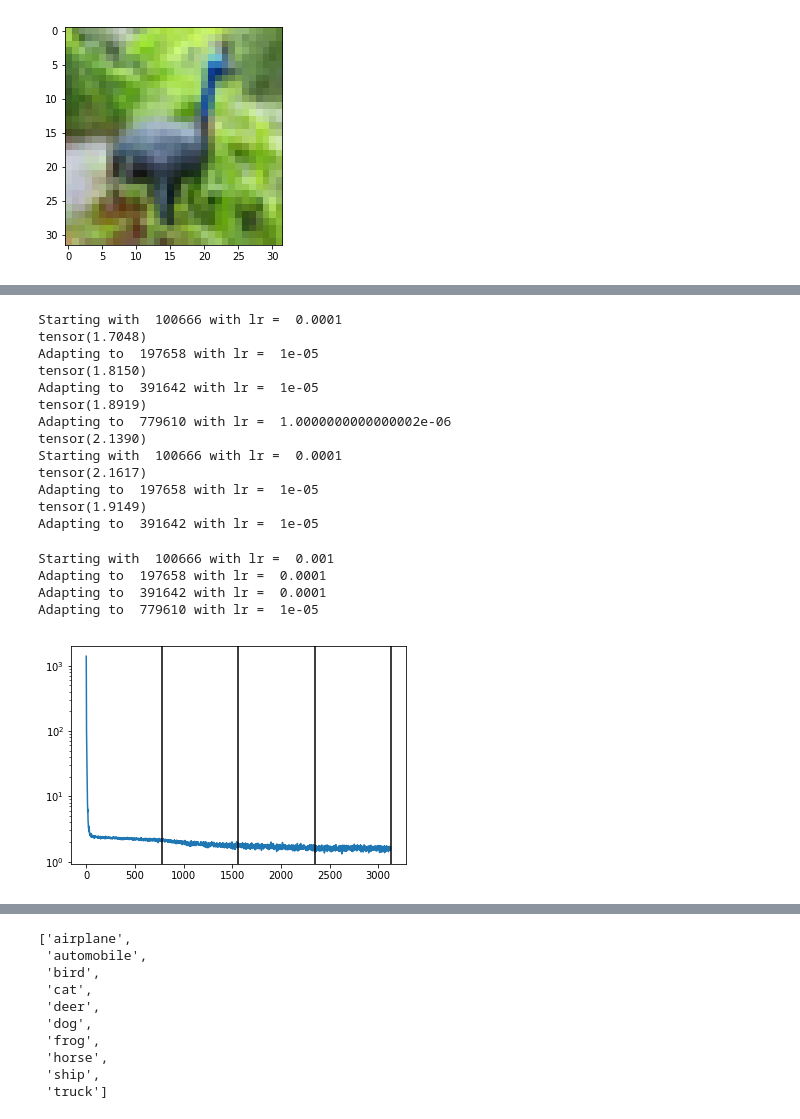
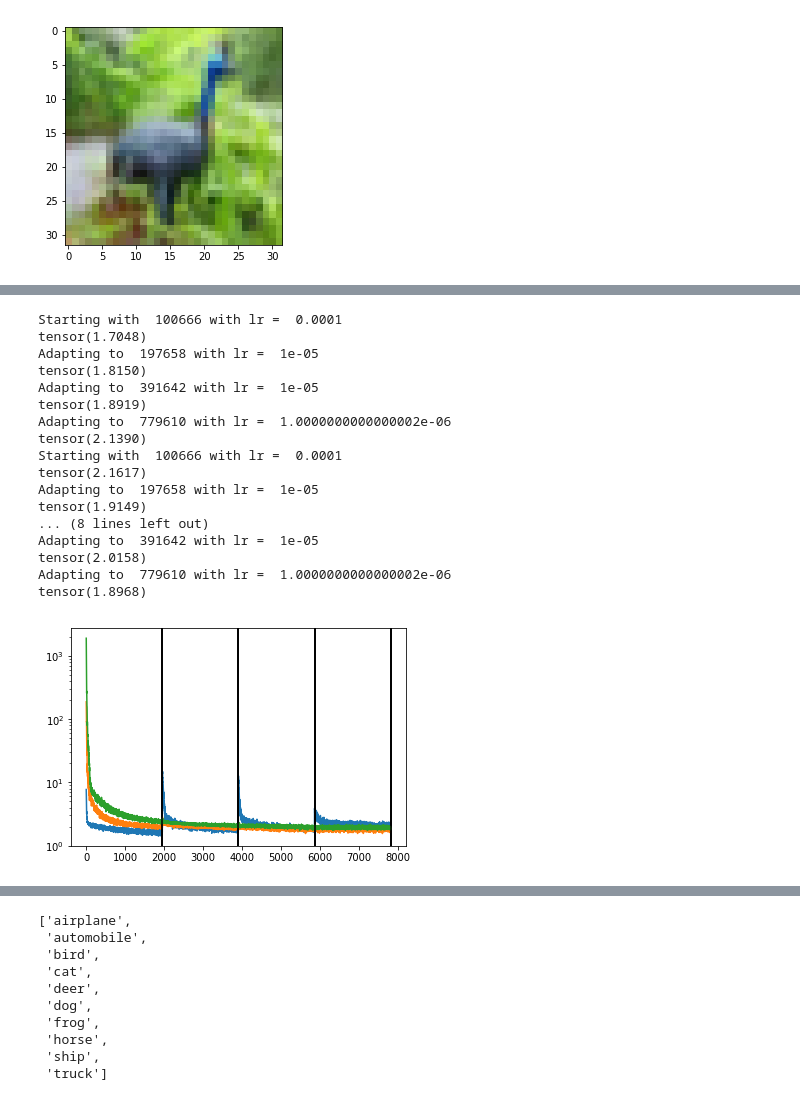
Before and after one commit to afqueiruga/StatefulOdeNets, a Jupyter notebook: ode_cifar10.ipynb, the cells around one changed output, grey strips where cells are left out. Saved outputs shown, nothing was run; the diff lists cells and outputs as text; code cells hidden in the pictures.

```diff
--- a/ode_cifar10.ipynb
+++ b/ode_cifar10.ipynb
@@ -66,12 +66,3 @@ plt.imshow(refset.data[6],cmap='gray')
 # %% [output]
 <matplotlib.image.AxesImage at 0x...>
 [figure]
-# %%
-def do_a_train_set(ALPHA,method, N_epochs, N_adapt, lr):
-    model = ODEResNet(ALPHA=ALPHA,method=method,in_channels=3).to(device)
-    res = refine_train.train_adapt(model, trainloader, torch.nn.CrossEntropyLoss(),
-                N_epochs, N_adapt, lr=lr, device=device)
-    plt.semilogy(res[1])
-    for r in res[2]:
-        plt.axvline(r,color='k')
-    return res
@@ -78,19 +79,24 @@ def do_a_train_set(ALPHA,method, N_epochs, N_adapt, lr):
 # %%
 stash = {}
 for method in ['euler','midpoint','rk4']:
-    res = do_a_train_set(16,method,5,4, 1.0e-4)
+    res = do_a_train_set(16,method,5,4, 0.1)
     stash[method] = res
 # %% [output]
 Starting with  100666 with lr =  0.0001
 tensor(1.7048)
 Adapting to  197658 with lr =  1e-05
 tensor(1.8150)
 Adapting to  391642 with lr =  1e-05
 tensor(1.8919)
 Adapting to  779610 with lr =  1.0000000000000002e-06
 tensor(2.1390)
 Starting with  100666 with lr =  0.0001
 tensor(2.1617)
 Adapting to  197658 with lr =  1e-05
 tensor(1.9149)
+... (8 lines left out)
 Adapting to  391642 with lr =  1e-05
+tensor(2.0158)
+Adapting to  779610 with lr =  1.0000000000000002e-06
+tensor(1.8968)
+[figure, added]
@@ -104,14 +102,0 @@ for r in RES_euler[2]:
-# %%
-model_rk4 = ODEResNet(ALPHA=16,method='rk4').to(device)
-RES_rk4 = \
-    refine_train.train_adapt(model_rk4, trainloader, torch.nn.CrossEntropyLoss(),
-                             2, 4, lr=1.0e-3, device=device)
-plt.semilogy(RES_rk4[1])
-for r in RES_rk4[2]:
-    plt.axvline(r,color='k')
-# %% [output]
-Starting with  100666 with lr =  0.001
-Adapting to  197658 with lr =  0.0001
-Adapting to  391642 with lr =  0.0001
-Adapting to  779610 with lr =  1e-05
-[figure, removed]
```
Also changed, not shown: parts of 5 cells of this notebook, 1 other file.
